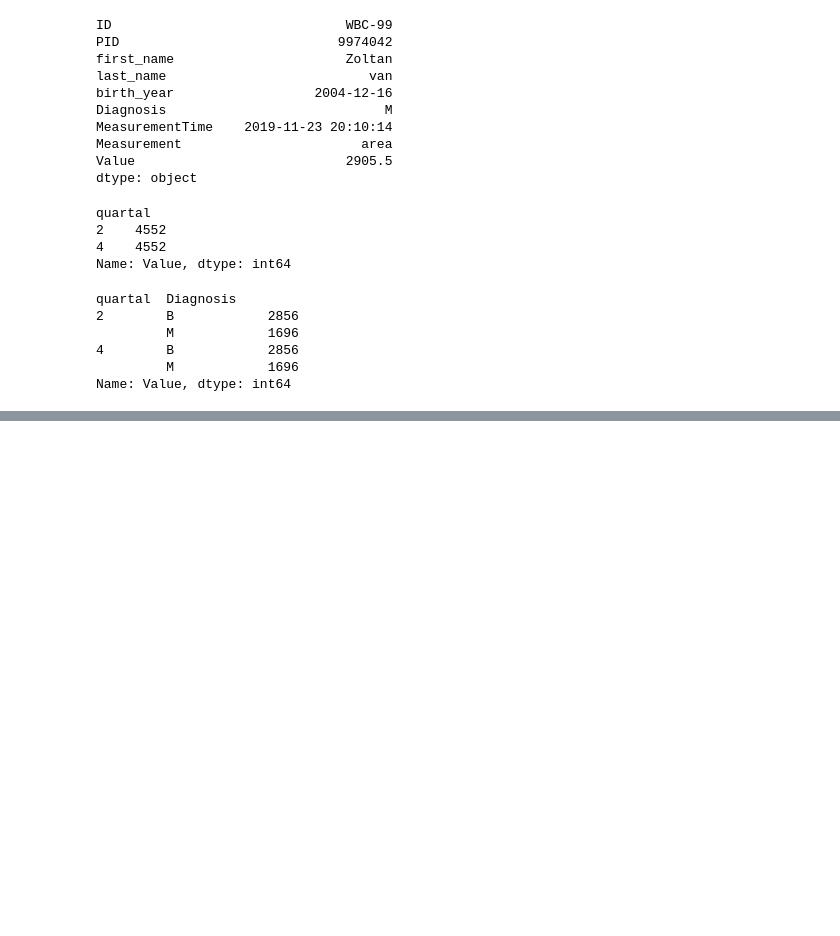
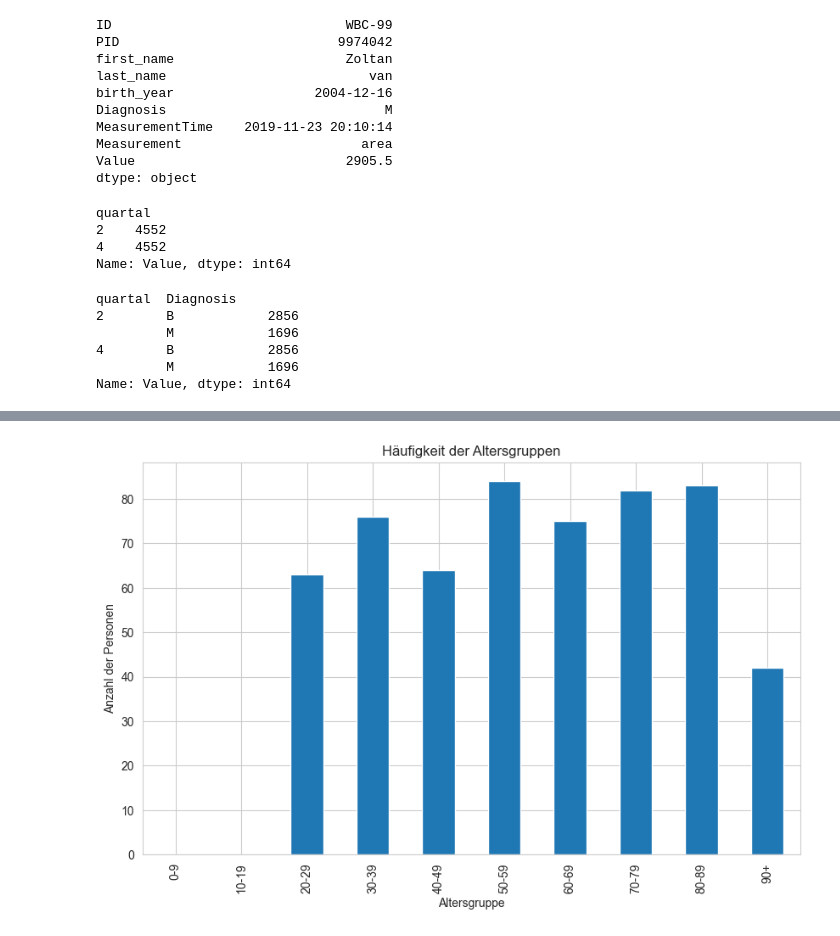
Before and after one commit to luca-heitmann/data-science-courses, a Jupyter notebook: medical-ds/analyze-data.ipynb, the cells around one changed output, grey strips where cells are left out. Drawn from its saved outputs; the diff is of its cells as text; code cells hidden in the pictures; blank space fills up the shorter version.

```diff
--- a/medical-ds/analyze-data.ipynb
+++ b/medical-ds/analyze-data.ipynb
@@ -156,0 +157,11 @@ AttributeError: Can only use .dt accessor with datetimelike values
+# %%
+from datetime import datetime
+
+def calculate_age(birthday):
+    today = datetime.today()
+    return today.year - birthday.year - ((today.month, today.day) < (birthday.month, birthday.day))
+
+df_identification_data = pd.read_sql("select * from identification_data", engine)
+df_identification_data["birth_year"] = pd.to_datetime(df_identification_data["birth_year"])
+df_identification_data["age"] = df_identification_data['birth_year'].apply(calculate_age)
+df_identification_data[["birth_year", "age"]].describe()
@@ -156,0 +178,6 @@ AttributeError: Can only use .dt accessor with datetimelike values
+# %%
+bins = [0, 10, 20, 30, 40, 50, 60, 70, 80, 90, float('inf')]
+labels = ['0-9', '10-19', '20-29', '30-39', '40-49', '50-59', '60-69', '70-79', '80-89', '90+']
+
+df_identification_data['age_group'] = pd.cut(df_identification_data['age'], bins=bins, labels=labels, right=False)
+df_identification_data
@@ -156,0 +198,9 @@ AttributeError: Can only use .dt accessor with datetimelike values
+# %%
+plt.figure(figsize=(10, 6))
+df_identification_data['age_group'].value_counts().sort_index().plot(kind='bar')
+plt.title('Häufigkeit der Altersgruppen')
+plt.xlabel('Altersgruppe')
+plt.ylabel('Anzahl der Personen')
+plt.show()
+# %% [output]
+[figure, added]
```
Also changed, not shown: parts of 8 cells of this notebook, 2 other files.
